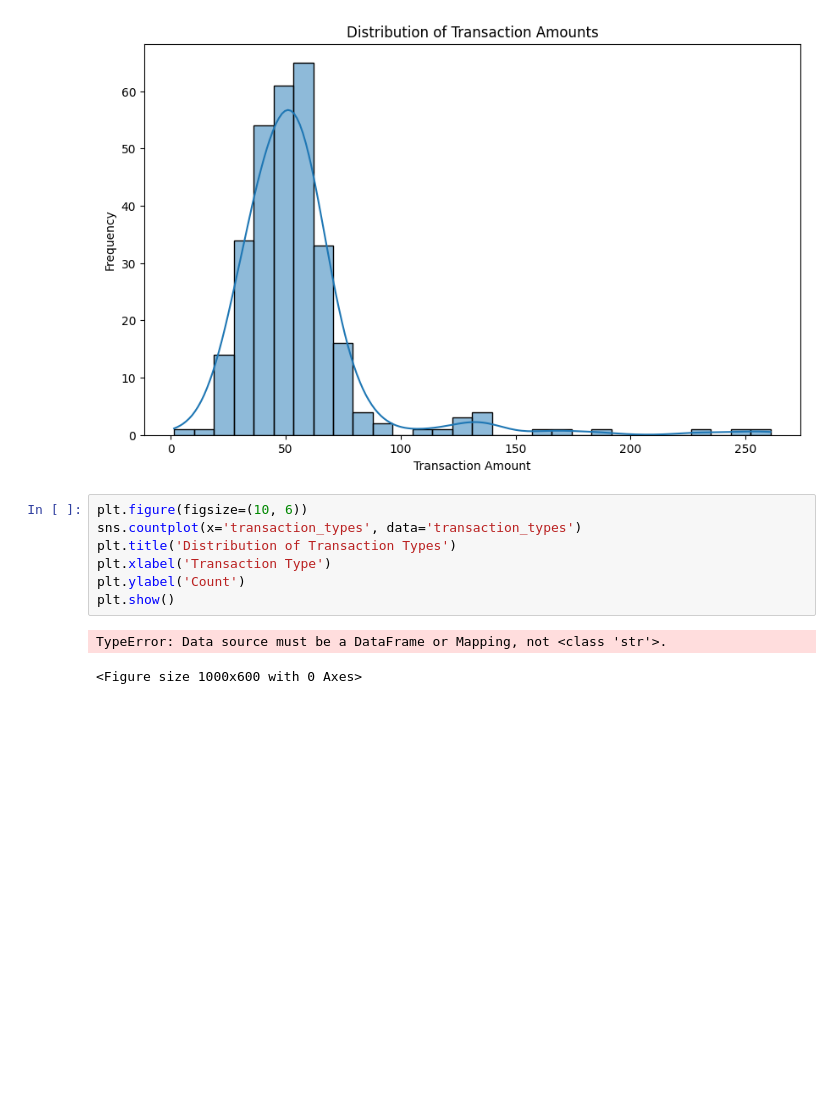
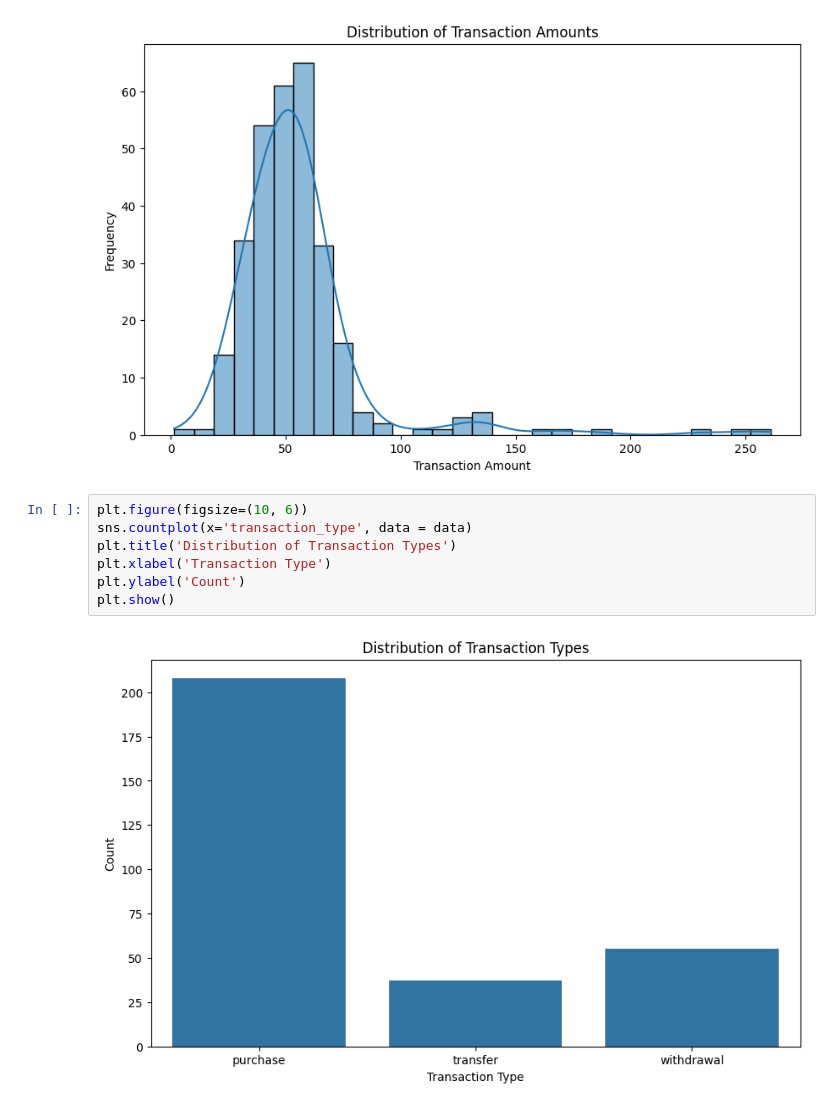
Before and after one commit to tangannbelang/Aplikasi-Login-1, a Jupyter notebook: anomalydetection.ipynb, the cells around one changed output. Cells and saved outputs as stored; diff of their text form; blank space fills up the shorter version.

```diff
--- a/anomalydetection.ipynb
+++ b/anomalydetection.ipynb
@@ -83,11 +83,10 @@ plt.show()
 [figure]
 # %%
 plt.figure(figsize=(10, 6))
-sns.countplot(x='transaction_types', data='transaction_types')
+sns.countplot(x='transaction_type', data = data)
 plt.title('Distribution of Transaction Types')
 plt.xlabel('Transaction Type')
 plt.ylabel('Count')
 plt.show()
 # %% [output]
-TypeError: Data source must be a DataFrame or Mapping, not <class 'str'>.
-<Figure size 1000x600 with 0 Axes>
+[figure, added]
```
Also changed, not shown: parts of 2 cells of this notebook.
